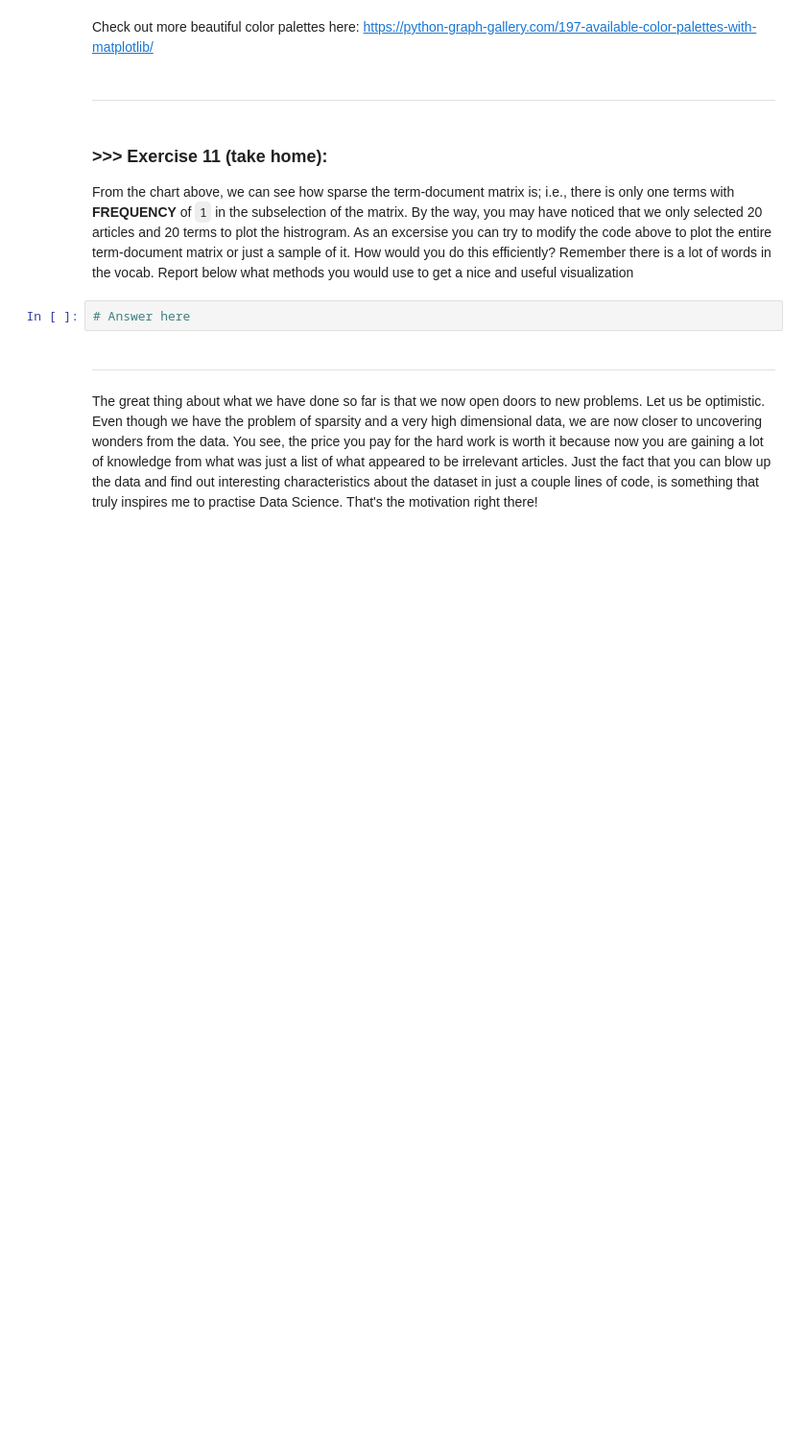
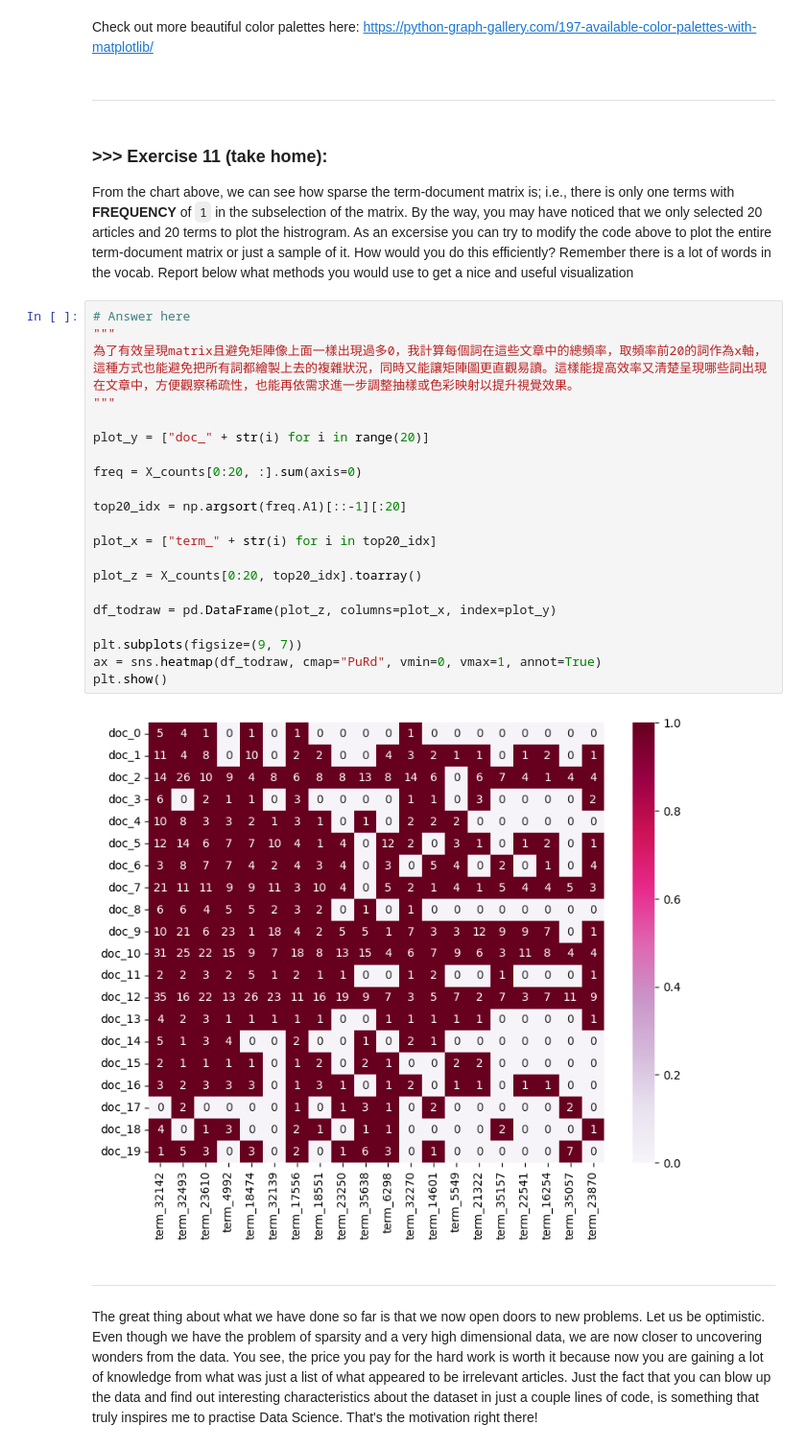
Before and after one commit to hibernater030/DM2025-Lab1-Exercise, a Jupyter notebook: DM2025-Lab1-Master.ipynb, the cells around one changed output. Shown at 96% size. Saved outputs shown, nothing was run; the diff lists cells and outputs as text; blank space fills up the shorter version.

```diff
--- a/DM2025-Lab1-Master.ipynb
+++ b/DM2025-Lab1-Master.ipynb
@@ -1013,8 +1100,29 @@ Check out more beautiful color palettes here: https://python-graph-gallery.com/1
 # %% [markdown]
 ### **>>> Exercise 11 (take home):**
 From the chart above, we can see how sparse the term-document matrix is; i.e., there is only one terms with **FREQUENCY** of `1` in the subselection of the matrix. By the way, you may have noticed that we only selected 20 articles and 20 terms to plot the histrogram. As an excersise you can try to modify the code above to plot the entire term-document matrix or just a sample of it. How would you do this efficiently? Remember there is a lot of words in the vocab. Report below what methods you would use to get a nice and useful visualization
-# %%
-# Answer here
+# %%
+# Answer here
+"""
+為了有效呈現matrix且避免矩陣像上面一樣出現過多0，我計算每個詞在這些文章中的總頻率，取頻率前20的詞作為x軸，這種方式也能避免把所有詞都繪製上去的複雜狀況，同時又能讓矩陣圖更直觀易讀。這樣能提高效率又清楚呈現哪些詞出現在文章中，方便觀察稀疏性，也能再依需求進一步調整抽樣或色彩映射以提升視覺效果。
+"""
+
+plot_y = ["doc_" + str(i) for i in range(20)]
+
+freq = X_counts[0:20, :].sum(axis=0)
+
+top20_idx = np.argsort(freq.A1)[::-1][:20]
+
+plot_x = ["term_" + str(i) for i in top20_idx]
+
+plot_z = X_counts[0:20, top20_idx].toarray()
+
+df_todraw = pd.DataFrame(plot_z, columns=plot_x, index=plot_y)
+
+plt.subplots(figsize=(9, 7))
+ax = sns.heatmap(df_todraw, cmap="PuRd", vmin=0, vmax=1, annot=True)
+plt.show()
+# %% [output]
+[figure, added]
 # %% [markdown]
 ---
 # %% [markdown]
```
Also changed, not shown: parts of 27 cells of this notebook.
